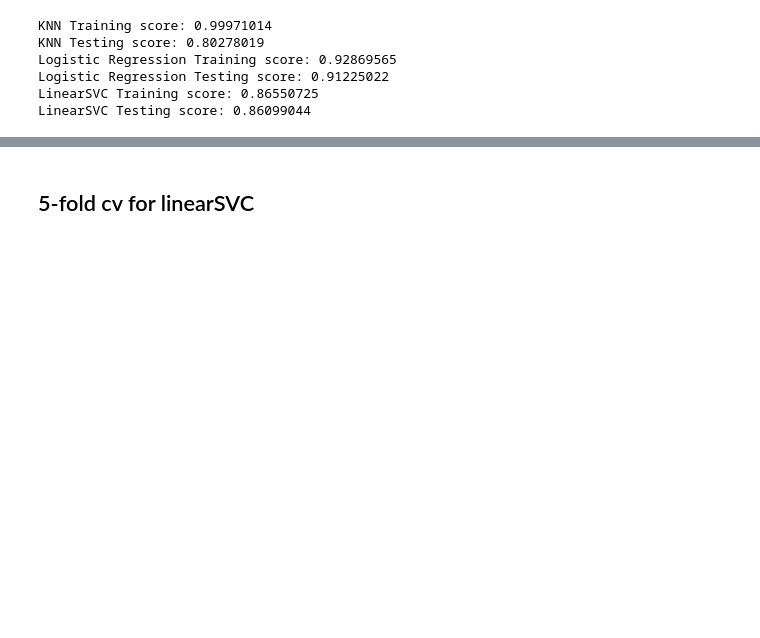
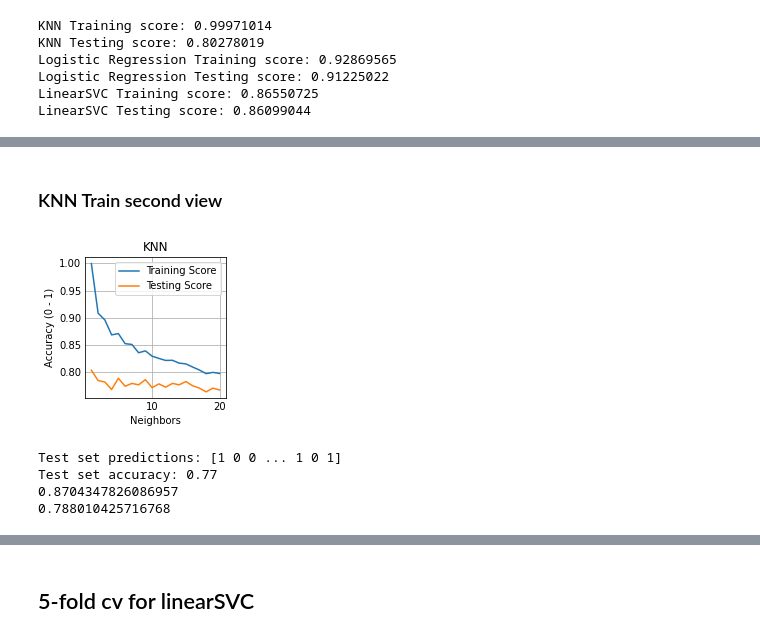
Before and after one commit to jasonmrimer/cse590-machine-learning, a Jupyter notebook: Homework_2.ipynb, the cells around one changed output, grey strips where cells are left out. Drawn from its saved outputs; the diff is of its cells as text; code cells hidden in the pictures; blank space fills up the shorter version.

```diff
--- a/Homework_2.ipynb
+++ b/Homework_2.ipynb
@@ -122,0 +133,10 @@ Test set accuracy: 0.77
+# %% [markdown]
+### KNN Train second view
+# %%
+knn_and_graph(20)
+# %% [output]
+[figure, added]
+Test set predictions: [1 0 0 ... 1 0 1]
+Test set accuracy: 0.77
+0.8704347826086957
+0.788010425716768
```
Also changed, not shown: parts of 20 cells of this notebook.
